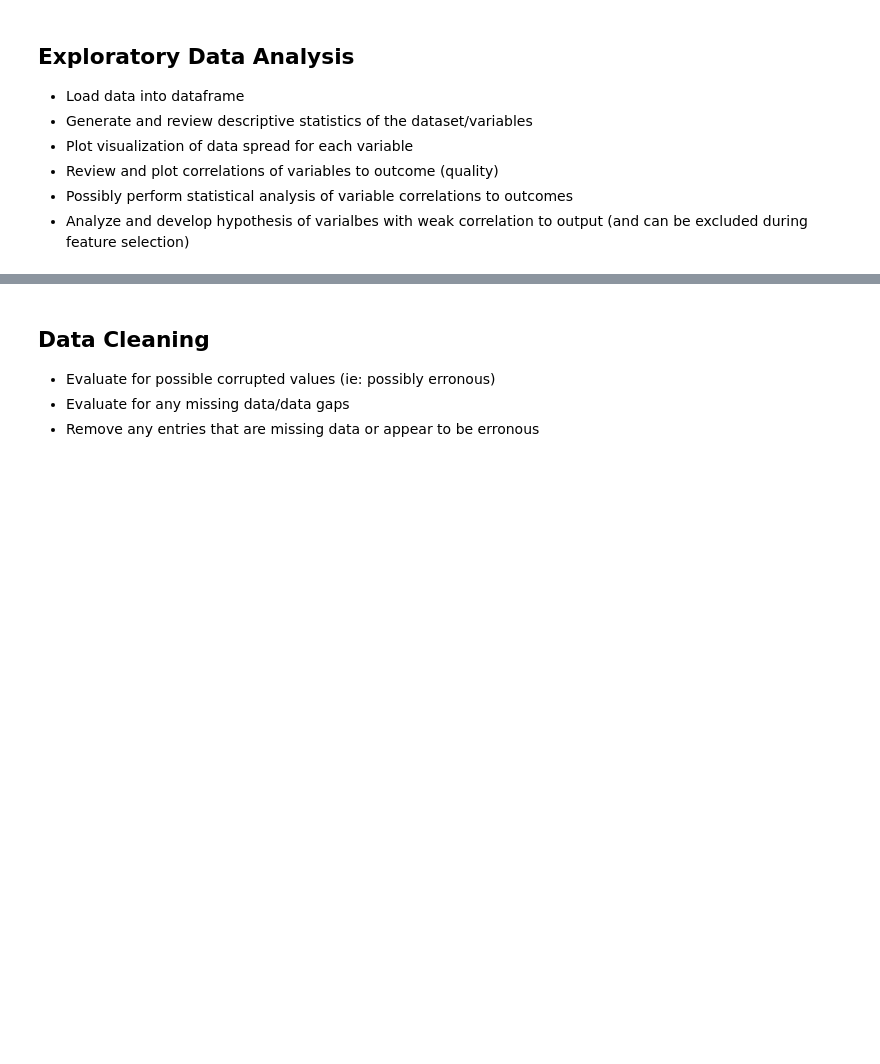
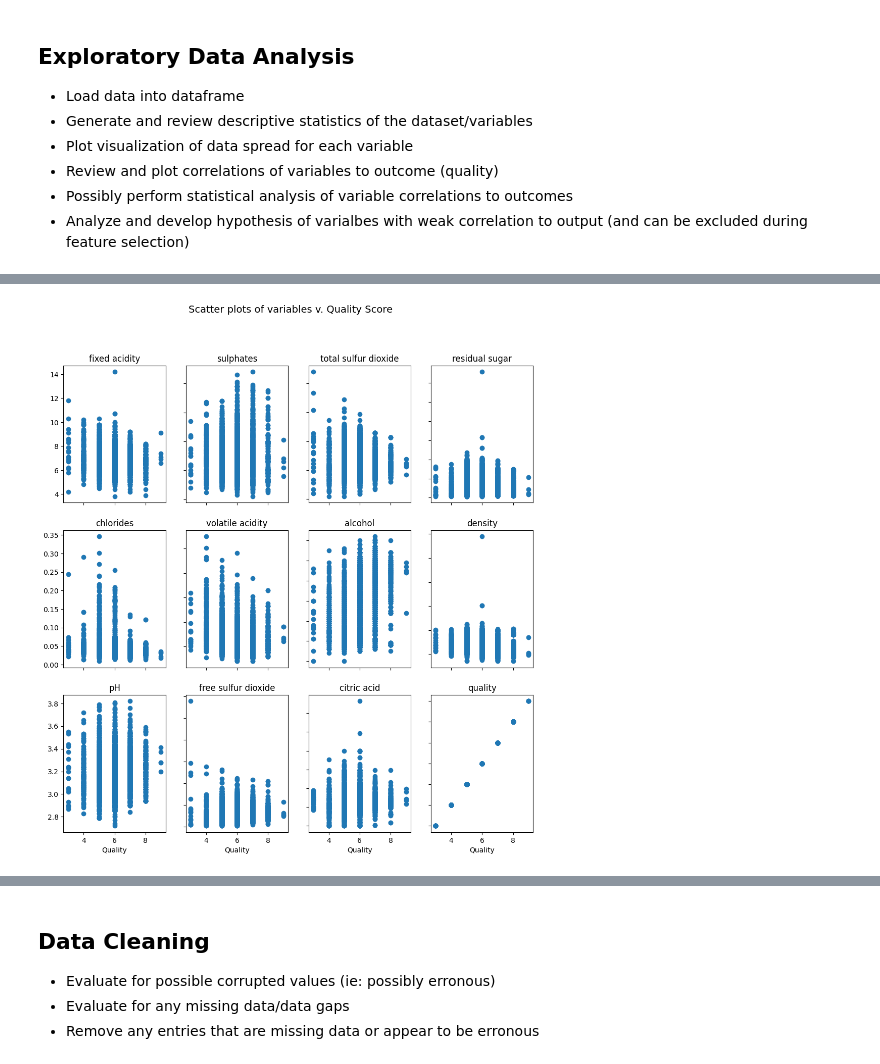
Before and after one commit to dangrant6/Wine-Quality, a Jupyter notebook: wine-quality-analysis.ipynb, the cells around one changed output, grey strips where cells are left out. Drawn from its saved outputs; the diff is of its cells as text; code cells hidden in the pictures; blank space fills up the shorter version.

```diff
--- a/wine-quality-analysis.ipynb
+++ b/wine-quality-analysis.ipynb
@@ -28,0 +46,19 @@ white_wines_full = pd.read_csv('./winequality-white.csv', sep=';')
+# %%
+# plot variables vs. output
+fig, ax_list = plt.subplots(3, 4)
+fig.set_figheight(12)
+fig.set_figwidth(12)
+
+# iterate columns (variables) and plot vs. outcome
+for i in range(0, len(white_wines_full.columns)):
+    col = white_wines_full.columns[i]
+    plt_ax = ax_list[i % 3, i % 4]
+    plt_ax.scatter(white_wines_full['quality'], white_wines_full[col])
+    plt_ax.set_title(col)
+    plt_ax.set(xlabel='Quality')
+    plt_ax.label_outer()
+
+fig.suptitle('Scatter plots of variables v. Quality Score', fontsize=14)
+plt.show()
+# %% [output]
+[figure, added]
```
Also changed, not shown: parts of 3 cells of this notebook.
